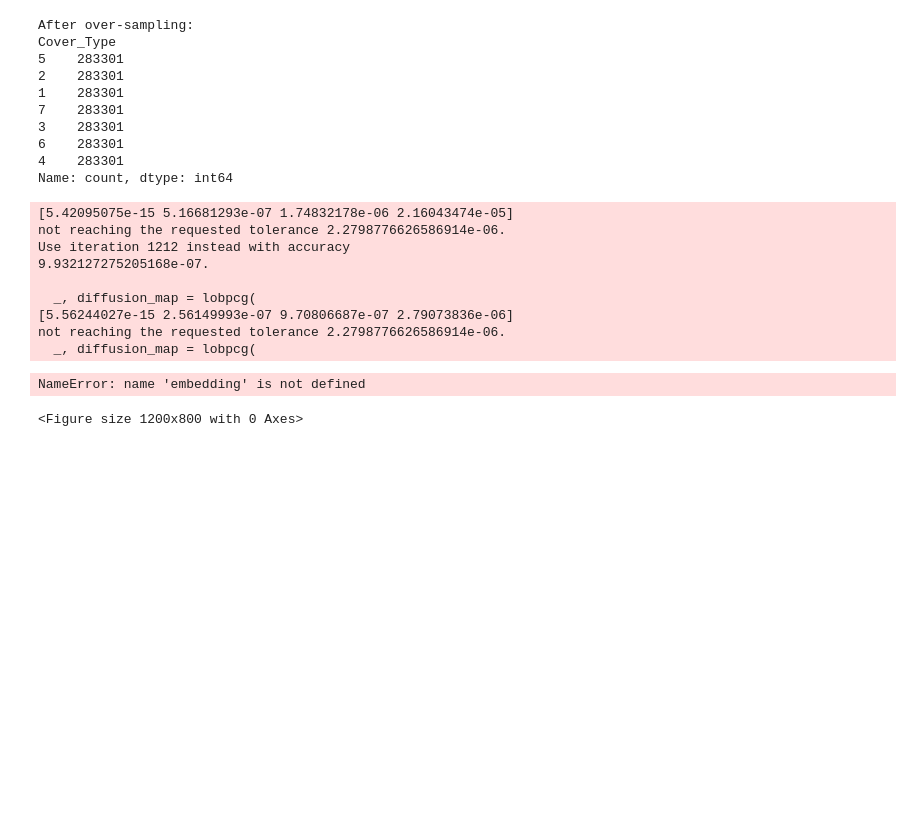
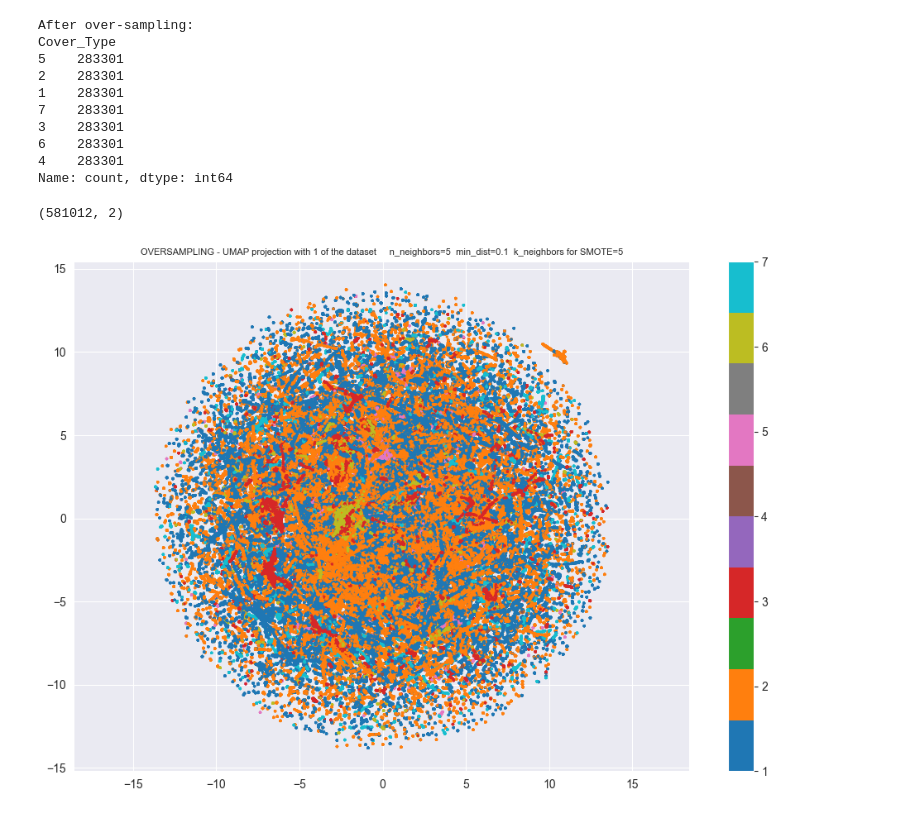
Before and after one commit to Hel88/TP2-Apprentissage_automatique, a Jupyter notebook: src/OverSampling_Notebook.ipynb, the cells around one changed output. Drawn from its saved outputs; the diff is of its cells as text; code cells hidden in the pictures; blank space fills up the shorter version.

```diff
--- a/src/OverSampling_Notebook.ipynb
+++ b/src/OverSampling_Notebook.ipynb
@@ -70,7 +70,7 @@ Cover_Type
 4    283301
 Name: count, dtype: int64
 # %%
-n_neighbors = 10
+n_neighbors = 5
 min_dist = 0.1
 n_components = 2 # 2 pour 2D, 3 pour 3D
 
@@ -78,40 +78,31 @@ reducer = umap.UMAP(n_neighbors=n_neighbors, min_dist=min_dist, n_components=n_c
 embedding = reducer.fit_transform(X_scaled)
 embedding.shape
 # %% [output]
-[5.42095075e-15 5.16681293e-07 1.74832178e-06 2.16043474e-05]
-not reaching the requested tolerance 2.2798776626586914e-06.
-Use iteration 1212 instead with accuracy
-9.932127275205168e-07.
-
-  _, diffusion_map = lobpcg(
-[5.56244027e-15 2.56149993e-07 9.70806687e-07 2.79073836e-06]
-not reaching the requested tolerance 2.2798776626586914e-06.
-  _, diffusion_map = lobpcg(
+(581012, 2)
 # %%
 if n_components == 3: # Affichage en 3D
 
     fig = plt.figure(figsize=(15,8))
     ax = fig.add_subplot(111, projection='3d')
     scatter = ax.scatter(embedding[:,0], embedding[:,1], embedding[:,2], c=y_sample.Cover_Type, s=1)
     # Ajout de la colorbar
     cbar = fig.colorbar(scatter, ax=ax, pad=0.1, aspect=10)
     cbar.set_label("Cover Type", fontsize=8)
 
 elif n_components == 2: # Affichage en 2D
     plt.figure(figsize=(12,8))
-    plt.scatter(embedding[:, 0], embedding[:, 1], c=y_sample.Cover_Type, cmap='Spectral', s=2)
+    plt.scatter(embedding[:, 0], embedding[:, 1], c=y_sample.Cover_Type, cmap='tab10', s=2)
 
     plt.gca().set_aspect('equal', 'datalim')
     plt.colorbar()
     #plt.colorbar(boundaries=np.arange(9)-0.5).set_ticks(np.arange(8))
     date = dt.datetime.now().time()
     date = (str(date))
     date = date.replace(":", "-")
     plt.title('OVERSAMPLING - UMAP projection with ' + str(data_size) +" of the dataset   " + "  n_neighbors="+ str(n_neighbors) + "  min_dist="+ str(min_dist) + "  k_neighbors for SMOTE="+str(k_neighbors_smote), fontsize=8)
     plt.savefig('../images/UMAP-SMOTE---'+ date +'.png')
 # %% [output]
-NameError: name 'embedding' is not defined
-<Figure size 1200x800 with 0 Axes>
+[figure, added]
 # %%
 #Classificatiom
 # Diviser les données oversamplées en ensemble d'entraînement et de test
```
Also changed, not shown: parts of 1 cell of this notebook, 14 other files.
